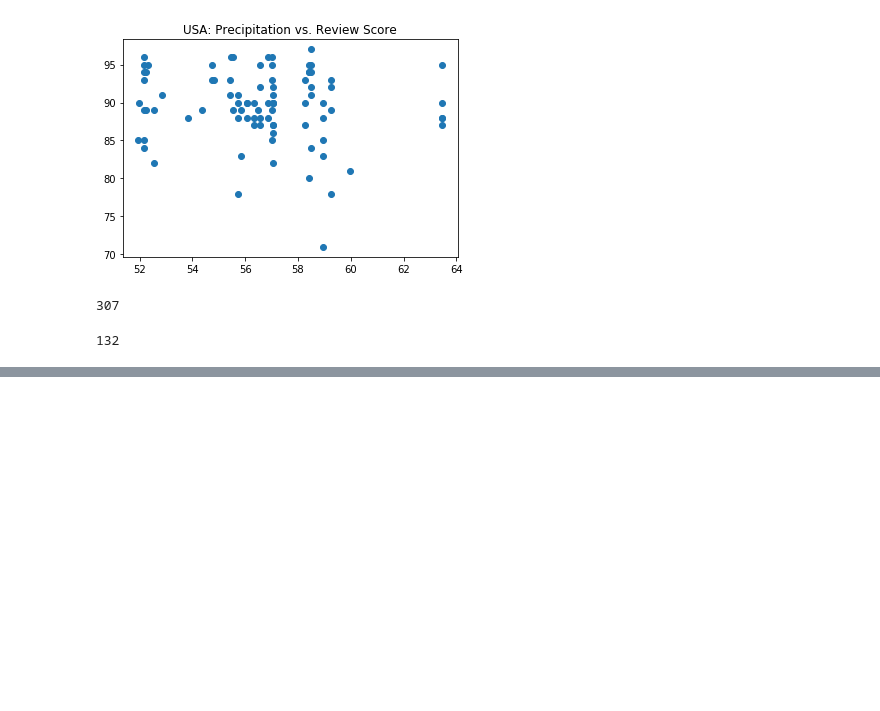
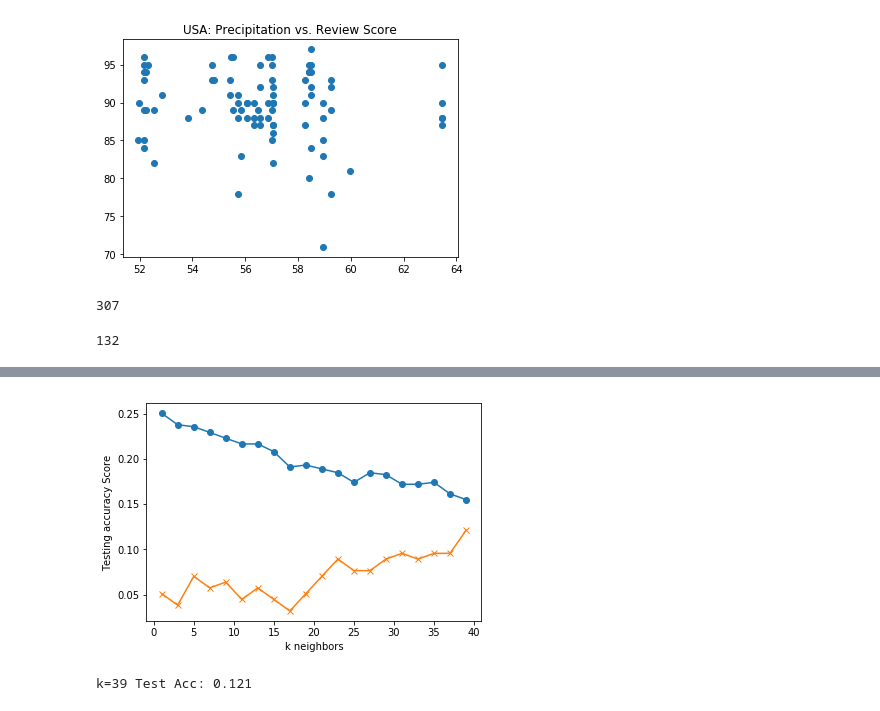
Before and after one commit to Axemen/Project-3, a Jupyter notebook: weather_predictiveModel.ipynb, the cells around one changed output, grey strips where cells are left out. Drawn from its saved outputs; the diff is of its cells as text; code cells hidden in the pictures; blank space fills up the shorter version.

Commit message:
weather model

```diff
--- a/weather_predictiveModel.ipynb
+++ b/weather_predictiveModel.ipynb
@@ -185,0 +188,2 @@ len(df[df['country']=='JP'])
+# %%
+dfm =  pd.merge(whiskey, weather, on=['distilled', 'country'], how='inner')
@@ -185,0 +217,27 @@ len(df[df['country']=='JP'])
+# %%
+X = dfm['Temperature']
+y = dfm['review score'].values.reshape(-1,1)
+# %%
+X_train, X_test, y_train, y_test = train_test_split(X, y, random_state=42)
+# %%
+train = []
+test = []
+for k in range(1,40,2):
+    knn=KNeighborsClassifier(n_neighbors=k)
+    knn.fit(X_train, y_train)
+    train.append(knn.score(X_train, y_train))
+    test.append(knn.score(X_test, y_test))
+# %%
+plt.plot(range(1, 40, 2), train, marker='o')
+plt.plot(range(1, 40, 2), test, marker="x")
+plt.xlabel("k neighbors")
+plt.ylabel("Testing accuracy Score")
+plt.show()
+# %% [output]
+[figure, added]
+# %%
+knn = KNeighborsClassifier(n_neighbors=39)
+knn.fit(X_train, y_train)
+print('k=39 Test Acc: %.3f' % knn.score(X_test, y_test))
+# %% [output]
+k=39 Test Acc: 0.121
```
Also changed, not shown: parts of 14 cells of this notebook, 1 other file.
